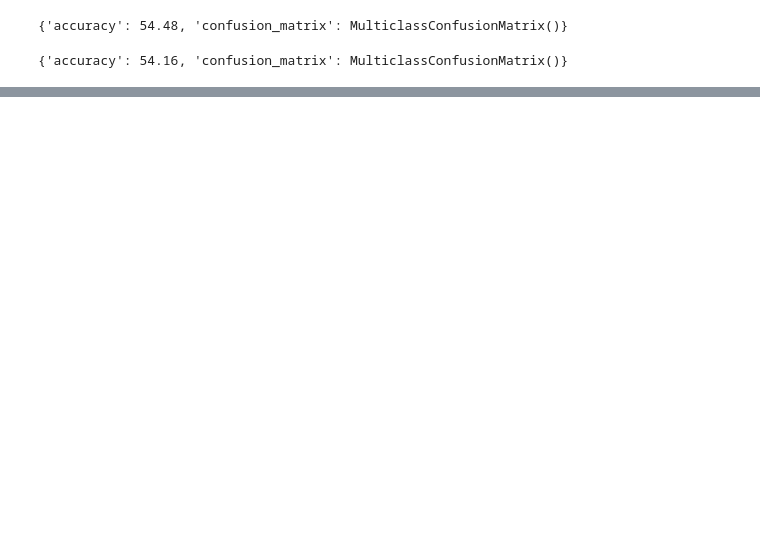
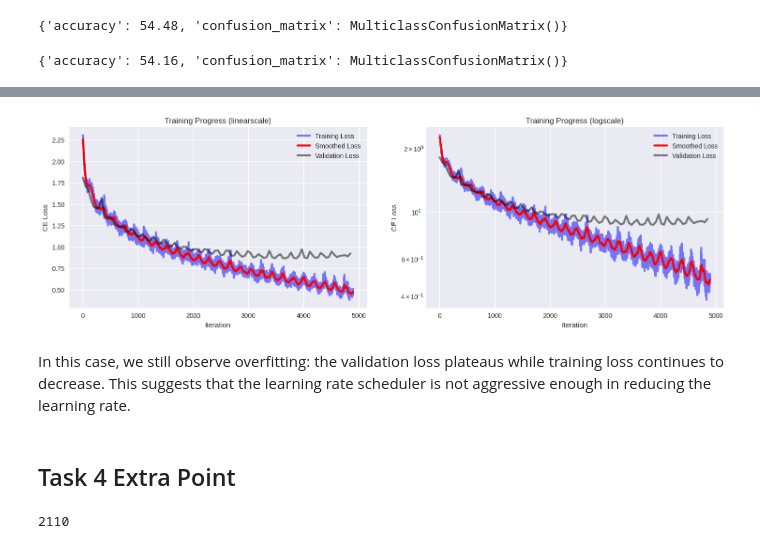
Before and after one commit to kel16/CudaLabTasksSS25, a Jupyter notebook: Session1/Solution1.ipynb, the cells around one changed output, grey strips where cells are left out. Cells and saved outputs as stored; diff of their text form; code cells hidden in the pictures; blank space fills up the shorter version.

```diff
--- a/Session1/Solution1.ipynb
+++ b/Session1/Solution1.ipynb
@@ -217,2 +252,39 @@ print(metrics_without_dropout)
+# %%
+from schedulers import cosine_decay, LearningRateScheduler
+
+cnn_with_lr = CNN(INPUT_DIM, OUTPUT_DIM)
+cnn_with_lr = cnn_with_lr.to(device)
+
+cnn_with_lr_criterion = nn.CrossEntropyLoss()
+cnn_with_lr_optimizer = torch.optim.Adam(cnn_with_lr.parameters(), lr=LR)
+
+
+WARMUP_EPOCHS = 5
+
+# apply cosine rate decay after warmup phase
+decay_func=lambda e: cosine_decay(e, epochs=(NUM_EPOCHS - WARMUP_EPOCHS))
+lr_scheduler = LearningRateScheduler(LR, cnn_with_lr_optimizer, decay_func, WARMUP_EPOCHS)
+
+cnn_with_lr_losses = train(cnn_with_lr, NUM_EPOCHS, train_loader, eval_loader, device,
+                           cnn_with_lr_criterion, cnn_with_lr_optimizer, lr_scheduler)
 # %%
-# TODO own custom learning warmup
+plot_learning_curve(cnn_with_lr_losses[0], cnn_with_lr_losses[1], len(cnn_with_lr_losses[0])//len(cnn_with_lr_losses[1]))
+# %% [output]
+[figure, added]
+# %% [markdown]
+In this case, we still observe overfitting: the validation loss plateaus while training loss continues to decrease.
+This suggests that the learning rate scheduler is not aggressive enough in reducing the learning rate.
+# %% [markdown]
+## Task 4 Extra Point
+# %%
+from models import ConvMixer
+
+LR = 1e-3
+
+INPUT_DIM = train_dataset.data.shape[-3:]
+
+conv_mixer = ConvMixer(input_dim=INPUT_DIM, depth=6)
+conv_mixer = conv_mixer.to(device)
+count_model_params(conv_mixer)
+# %% [output]
+2110
```
Also changed, not shown: parts of 16 cells of this notebook, 5 other files.
